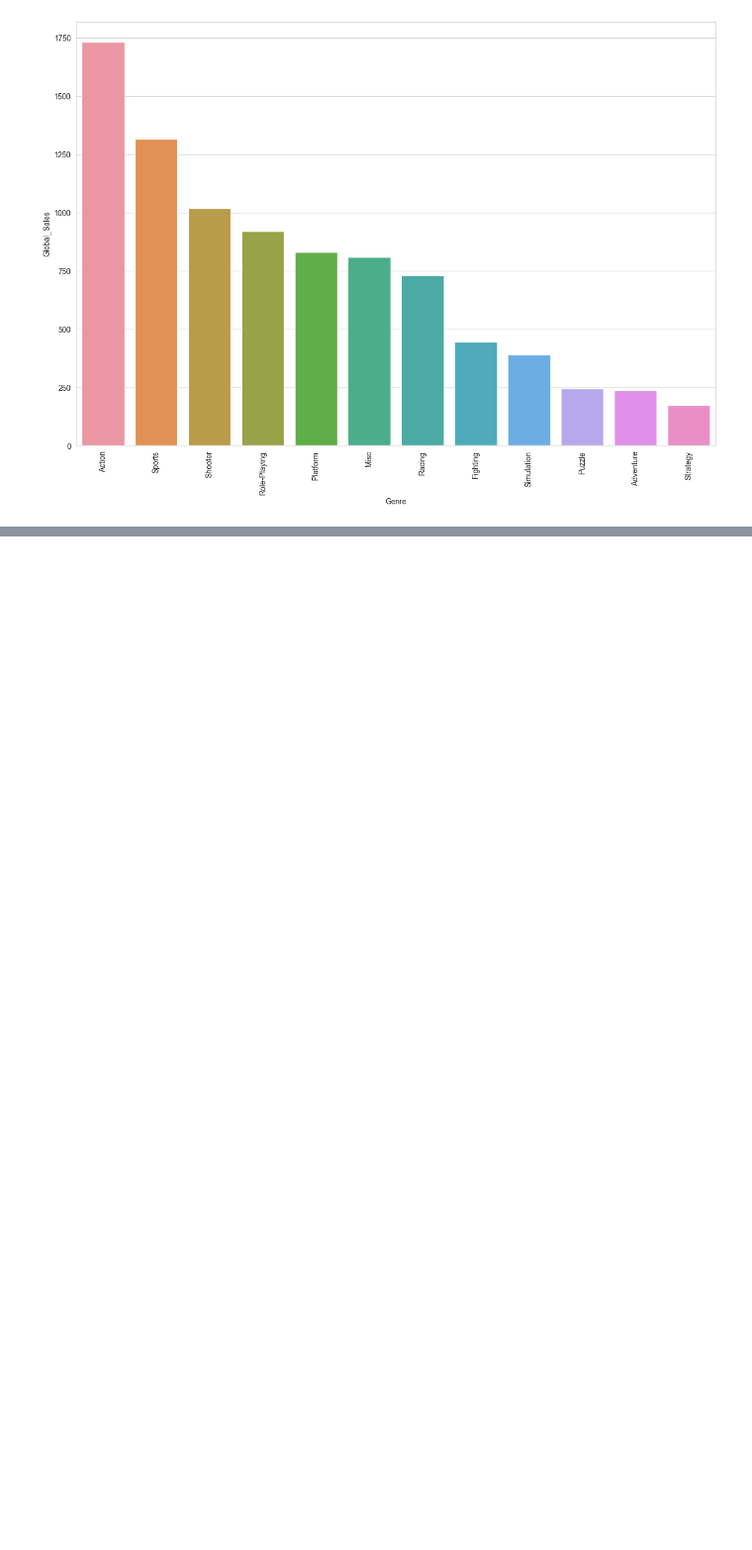
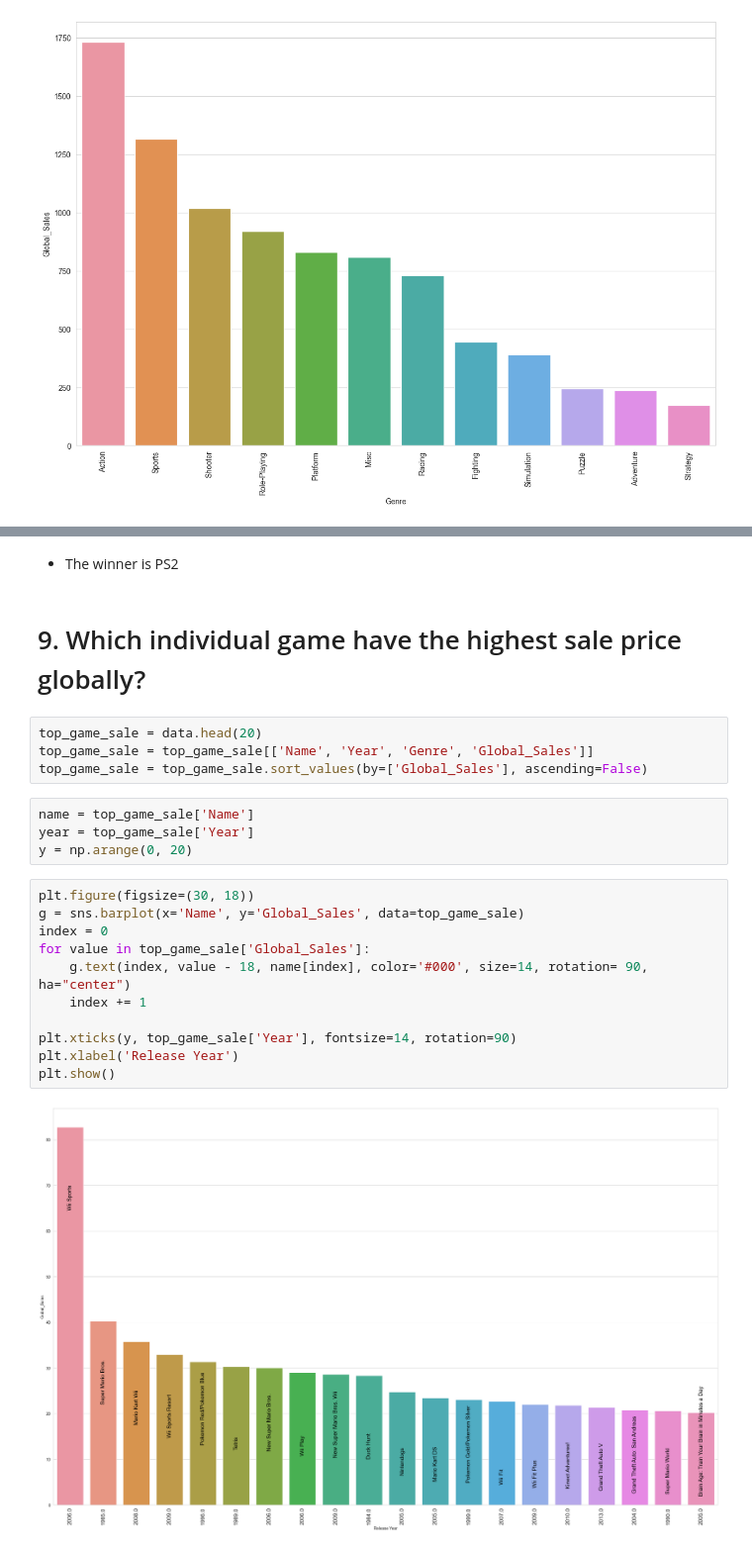
Before and after one commit to NaderCYBERR/Projet-Analyse, a Jupyter notebook: index.ipynb, the cells around one changed output, grey strips where cells are left out. Shown at 99% size. Cells and saved outputs as stored; diff of their text form; blank space fills up the shorter version.

```diff
--- a/index.ipynb
+++ b/index.ipynb
@@ -247,0 +349,25 @@ plt.xticks(rotation=90)
+# %% [markdown]
+* The winner is PS2
+# %% [markdown]
+# 9. Which individual game have the highest sale price globally?
+# %%
+top_game_sale = data.head(20)
+top_game_sale = top_game_sale[['Name', 'Year', 'Genre', 'Global_Sales']]
+top_game_sale = top_game_sale.sort_values(by=['Global_Sales'], ascending=False)
+# %%
+name = top_game_sale['Name']
+year = top_game_sale['Year']
+y = np.arange(0, 20)
+# %%
+plt.figure(figsize=(30, 18))
+g = sns.barplot(x='Name', y='Global_Sales', data=top_game_sale)
+index = 0
+for value in top_game_sale['Global_Sales']:
+    g.text(index, value - 18, name[index], color='#000', size=14, rotation= 90, ha="center")
+    index += 1
+
+plt.xticks(y, top_game_sale['Year'], fontsize=14, rotation=90)
+plt.xlabel('Release Year')
+plt.show()
+# %% [output]
+[figure, added]
```
Also changed, not shown: parts of 27 cells of this notebook.
